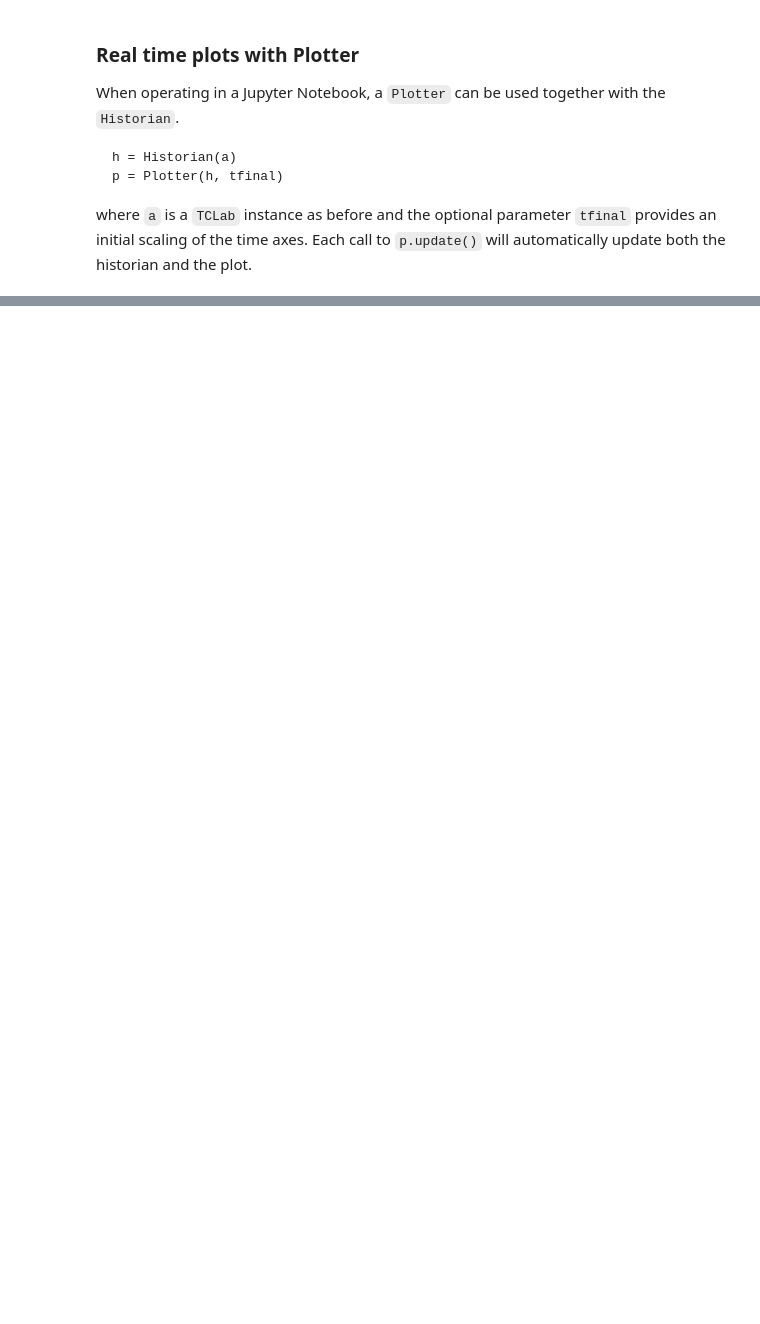
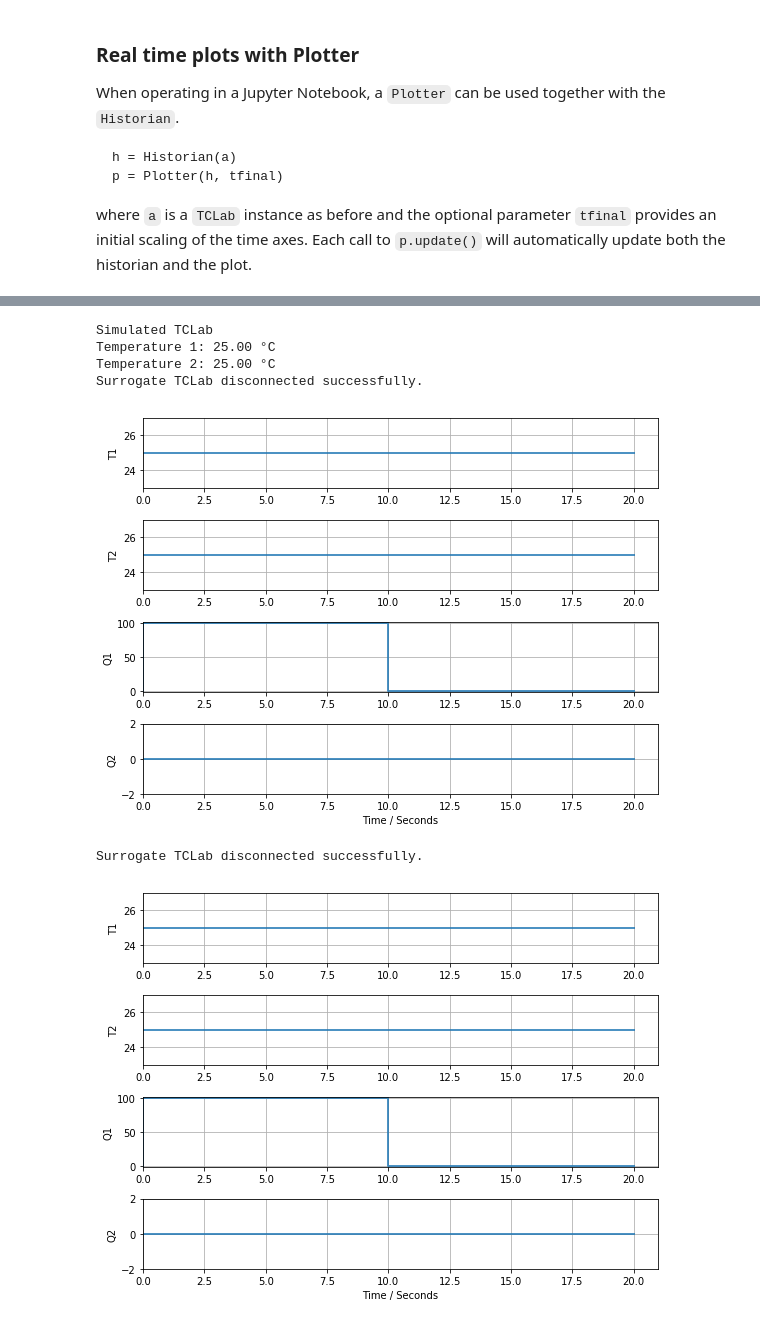
Before and after one commit to jckantor/TCLab, a Jupyter notebook: notebooks/0_TCLab_Overview.ipynb, the cells around one changed output, grey strips where cells are left out. Drawn from its saved outputs; the diff is of its cells as text; code cells hidden in the pictures; blank space fills up the shorter version.

```diff
--- a/notebooks/0_TCLab_Overview.ipynb
+++ b/notebooks/0_TCLab_Overview.ipynb
@@ -370,0 +381,26 @@ TCLab disconnected successfully.
+# %%
+from tclab import TCLabSurrogate as TCLab
+
+with TCLab() as a:
+    print("Temperature 1: {0:0.2f} °C".format(a.T1))
+    print("Temperature 2: {0:0.2f} °C".format(a.T2))
+# %% [output]
+Simulated TCLab
+Temperature 1: 25.00 °C
+Temperature 2: 25.00 °C
+Surrogate TCLab disconnected successfully.
+# %%
+%matplotlib inline
+from tclab import TCLabSurrogate as TCLab
+from tclab import clock, Historian, Plotter
+
+with TCLab() as a:
+    h = Historian(a.sources)
+    p = Plotter(h)
+    for t in clock(20):
+        a.Q1(100 if t < 10 else 0)
+        p.update(t)
+# %% [output]
+[figure, added]
+Surrogate TCLab disconnected successfully.
+[figure, added]
```
Also changed, not shown: parts of 17 cells of this notebook, 2 other files.
